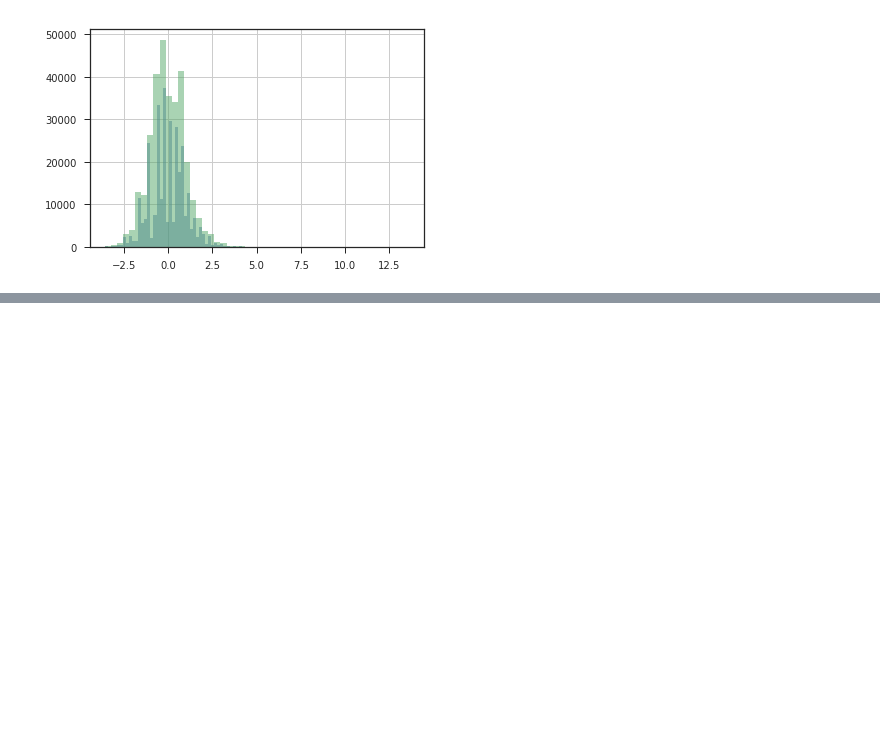
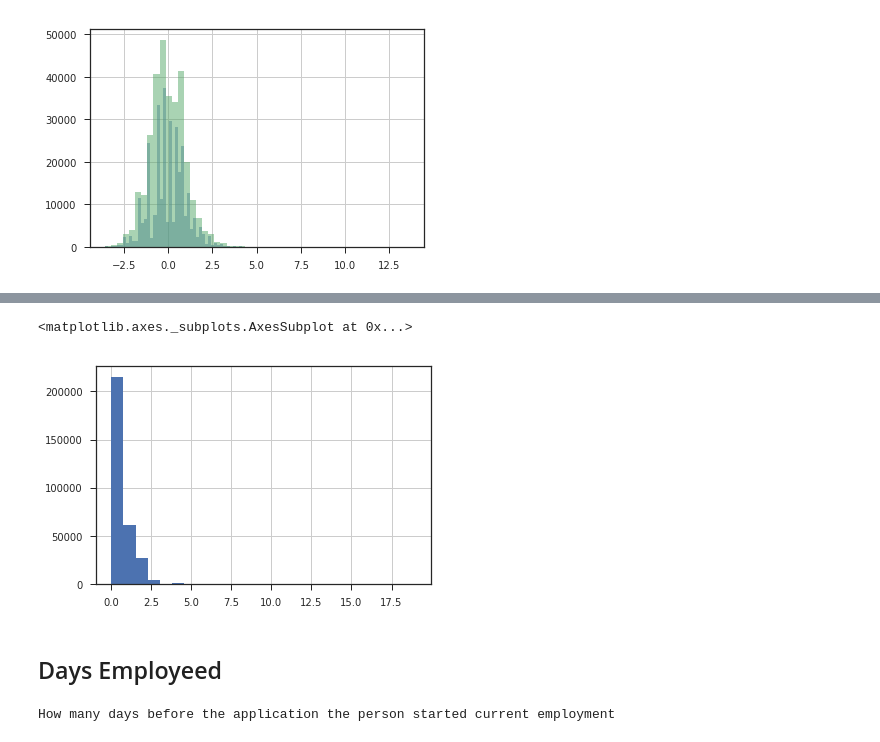
Before and after one commit to robahall/hcdr, a Jupyter notebook: notebooks/3.0-rah-MoreThoroughEDA.ipynb, the cells around one changed output, grey strips where cells are left out. Cells and saved outputs as stored; diff of their text form; code cells hidden in the pictures; blank space fills up the shorter version.

```diff
--- a/notebooks/3.0-rah-MoreThoroughEDA.ipynb
+++ b/notebooks/3.0-rah-MoreThoroughEDA.ipynb
@@ -128,0 +132,2 @@ scaledAMT
+# %%
+originalDF = pd.read_csv("../data/raw/application_train.csv")
@@ -128,0 +146,7 @@ scaledAMT
+# %%
+originalDF['CNT_CHILDREN'].hist(bins = 25)
+# %% [output]
+<matplotlib.axes._subplots.AxesSubplot at 0x...>
+[figure, added]
+# %% [markdown]
+## Days Employeed
@@ -128,0 +155,4 @@ scaledAMT
+# %%
+print(descriptionsDF[descriptionsDF['Row'] == 'DAYS_EMPLOYED']['Description'][18])
+# %% [output]
+How many days before the application the person started current employment
```
Also changed, not shown: parts of 31 cells of this notebook.
